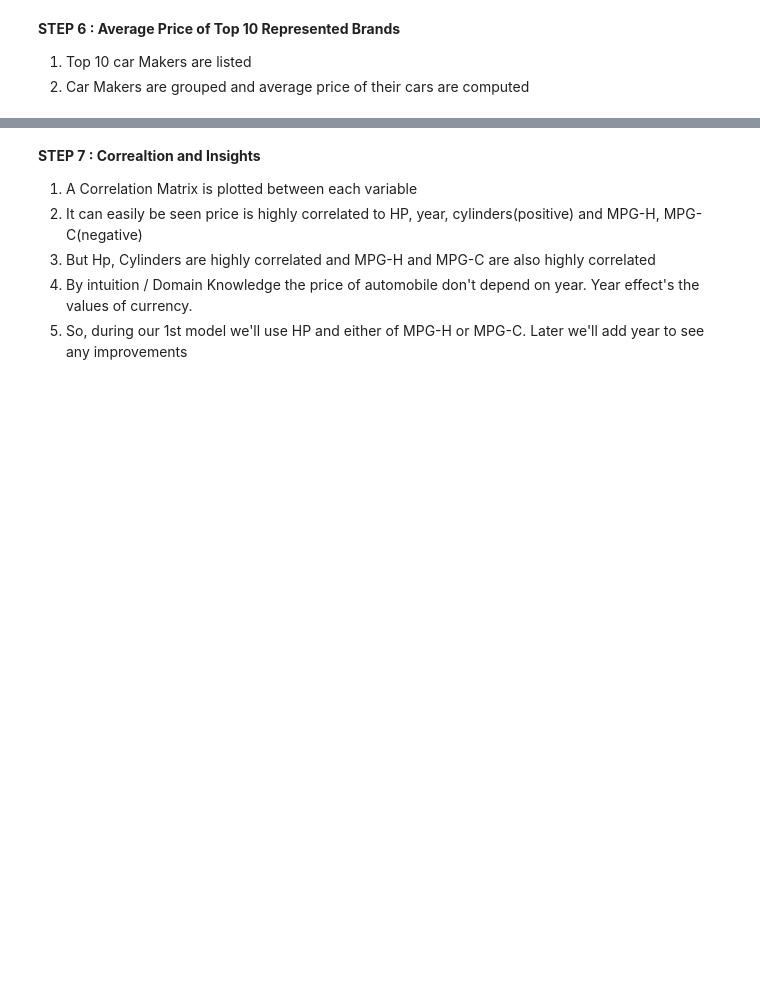
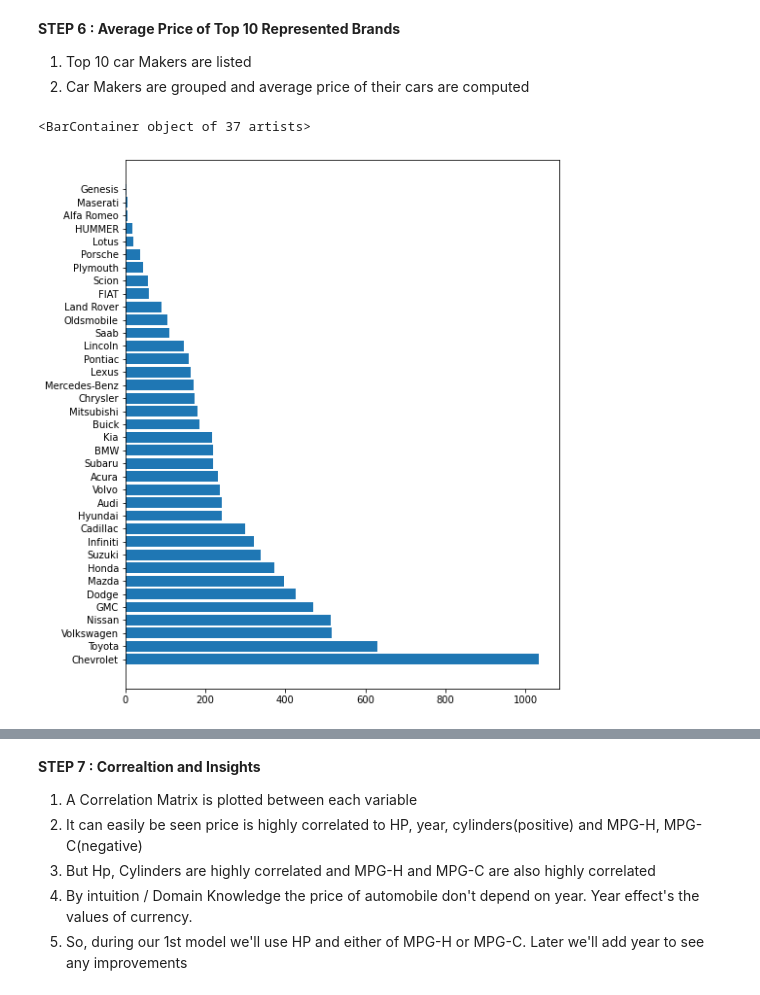
Before and after one commit to KondapiPraveen/Machine-Learning-Project, a Jupyter notebook: MLProject.ipynb, the cells around one changed output, grey strips where cells are left out. Cells and saved outputs as stored; diff of their text form; code cells hidden in the pictures; blank space fills up the shorter version.

```diff
--- a/MLProject.ipynb
+++ b/MLProject.ipynb
@@ -207,4 +207,12 @@ data2.describe()
 **STEP 6 : Average Price of Top 10 Represented Brands**
 1. Top 10 car Makers are listed
 2. Car Makers are grouped and average price of their cars are computed
+# %%
+Top = data2["Make"].value_counts()
+Idx = Top.index
+sz, plot = plt.subplots(figsize=(8,10))
+plot.barh(Idx,width=Top.values)
+# %% [output]
+<BarContainer object of 37 artists>
+[figure, added]
 # %%
```
Also changed, not shown: parts of 3 cells of this notebook.
